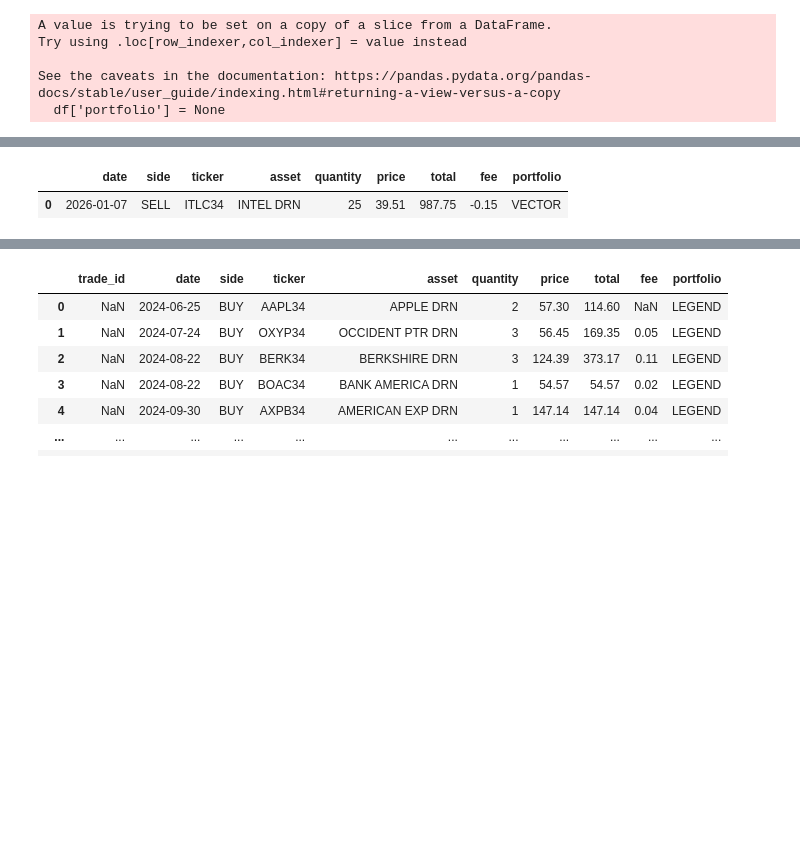
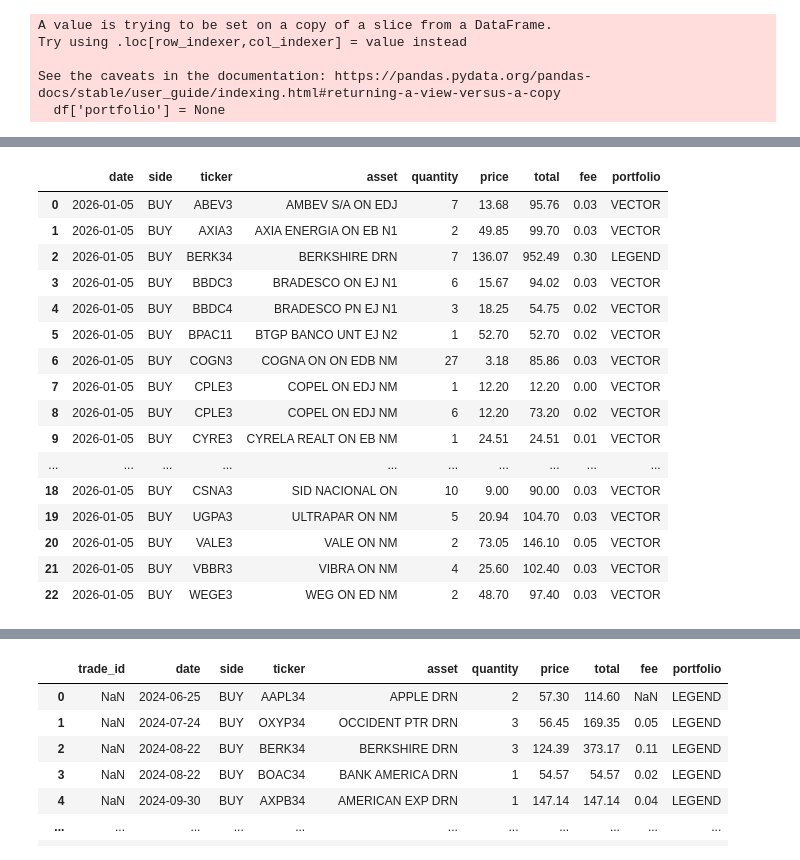
Before and after one commit to sergiobk201/portfolio_dashboard, a Jupyter notebook: gmail_rico_automation.ipynb, the cells around one changed output, grey strips where cells are left out. Saved outputs shown, nothing was run; the diff lists cells and outputs as text; code cells hidden in the pictures; blank space fills up the shorter version.

Commit message:
trades jan 5; vector, legend and renda

```diff
--- a/gmail_rico_automation.ipynb
+++ b/gmail_rico_automation.ipynb
@@ -170,0 +155,18 @@ Capitais e regiões metropolitanas: +55 11 3003-5465, +55 11 4007-2465 Demais lo
+# %%
+# In case you have multiple pages of trades
+
+import pdfplumber
+import os
+
+# Example using a range
+with pdfplumber.open(os.path.join(dst, output_pdf)) as pdf:
+    # Slicing from index 0 to 5 (pages 1 to 5)
+    target_pages = pdf.pages[0:5]
+
+    full_text = ""
+    for page in target_pages:
+        page_text = page.extract_text()
+        if page_text: # Handle cases where a page might be an image/blank
+            full_text += page_text + "\n"
+
+    print(full_text)
@@ -171,6 +191,6 @@ Capitais e regiões metropolitanas: +55 11 3003-5465, +55 11 4007-2465 Demais lo
 # %%
 import re
 
-trades = re.findall(r"^1-BOVESPA.*$", text, flags=re.MULTILINE)
+trades = re.findall(r"^1-BOVESPA.*$", full_text, flags=re.MULTILINE)
 print(trades)
 # %% [output]
@@ -220,12 +255,12 @@ def extract_single_value(label, text):
     match = re.search(pattern, text)
     return match.group(1) if match else None
 
-total_cblc = extract_single_value("Total CBLC", text)
+total_cblc = extract_single_value("Total CBLC", full_text)
 print("Total CBLC:", total_cblc)
 
-total_bovespa = extract_single_value('Total Bovespa / Soma', text)
+total_bovespa = extract_single_value('Total Bovespa / Soma', full_text)
 print('Total Bovespa', total_bovespa)
 
-total_custos = extract_single_value('Total Custos / Despesas', text)
+total_custos = extract_single_value('Total Custos / Despesas', full_text)
 print('Total Custos', total_custos)
 # %% [output]
@@ -493,9 +597,25 @@ Please provide the portfolio name for each transaction.
 ----------------------------------
 # %%
+df.loc[df['ticker'] == 'KLBN3', 'portfolio' ] = 'RENDA'
 df
 # %% [output]
 |  | date | side | ticker | asset | quantity | price | total | fee | portfolio |
-| 0 | 2026-01-07 | SELL | ITLC34 | INTEL DRN | 25 | 39.51 | 987.75 | -0.15 | VECTOR |
+| 0 | 2026-01-05 | BUY | ABEV3 | AMBEV S/A ON EDJ | 7 | 13.68 | 95.76 | 0.03 | VECTOR |
+| 1 | 2026-01-05 | BUY | AXIA3 | AXIA ENERGIA ON EB N1 | 2 | 49.85 | 99.70 | 0.03 | VECTOR |
+| 2 | 2026-01-05 | BUY | BERK34 | BERKSHIRE DRN | 7 | 136.07 | 952.49 | 0.30 | LEGEND |
+| 3 | 2026-01-05 | BUY | BBDC3 | BRADESCO ON EJ N1 | 6 | 15.67 | 94.02 | 0.03 | VECTOR |
+| 4 | 2026-01-05 | BUY | BBDC4 | BRADESCO PN EJ N1 | 3 | 18.25 | 54.75 | 0.02 | VECTOR |
+| 5 | 2026-01-05 | BUY | BPAC11 | BTGP BANCO UNT EJ N2 | 1 | 52.70 | 52.70 | 0.02 | VECTOR |
+| 6 | 2026-01-05 | BUY | COGN3 | COGNA ON ON EDB NM | 27 | 3.18 | 85.86 | 0.03 | VECTOR |
+| 7 | 2026-01-05 | BUY | CPLE3 | COPEL ON EDJ NM | 1 | 12.20 | 12.20 | 0.00 | VECTOR |
+| 8 | 2026-01-05 | BUY | CPLE3 | COPEL ON EDJ NM | 6 | 12.20 | 73.20 | 0.02 | VECTOR |
+| 9 | 2026-01-05 | BUY | CYRE3 | CYRELA REALT ON EB NM | 1 | 24.51 | 24.51 | 0.01 | VECTOR |
+| ... | ... | ... | ... | ... | ... | ... | ... | ... | ... |
+| 18 | 2026-01-05 | BUY | CSNA3 | SID NACIONAL ON | 10 | 9.00 | 90.00 | 0.03 | VECTOR |
+| 19 | 2026-01-05 | BUY | UGPA3 | ULTRAPAR ON NM | 5 | 20.94 | 104.70 | 0.03 | VECTOR |
+| 20 | 2026-01-05 | BUY | VALE3 | VALE ON NM | 2 | 73.05 | 146.10 | 0.05 | VECTOR |
+| 21 | 2026-01-05 | BUY | VBBR3 | VIBRA ON NM | 4 | 25.60 | 102.40 | 0.03 | VECTOR |
+| 22 | 2026-01-05 | BUY | WEGE3 | WEG ON ED NM | 2 | 48.70 | 97.40 | 0.03 | VECTOR |
 # %%
 import psycopg2
 import os
```
Also changed, not shown: parts of 21 cells of this notebook.
